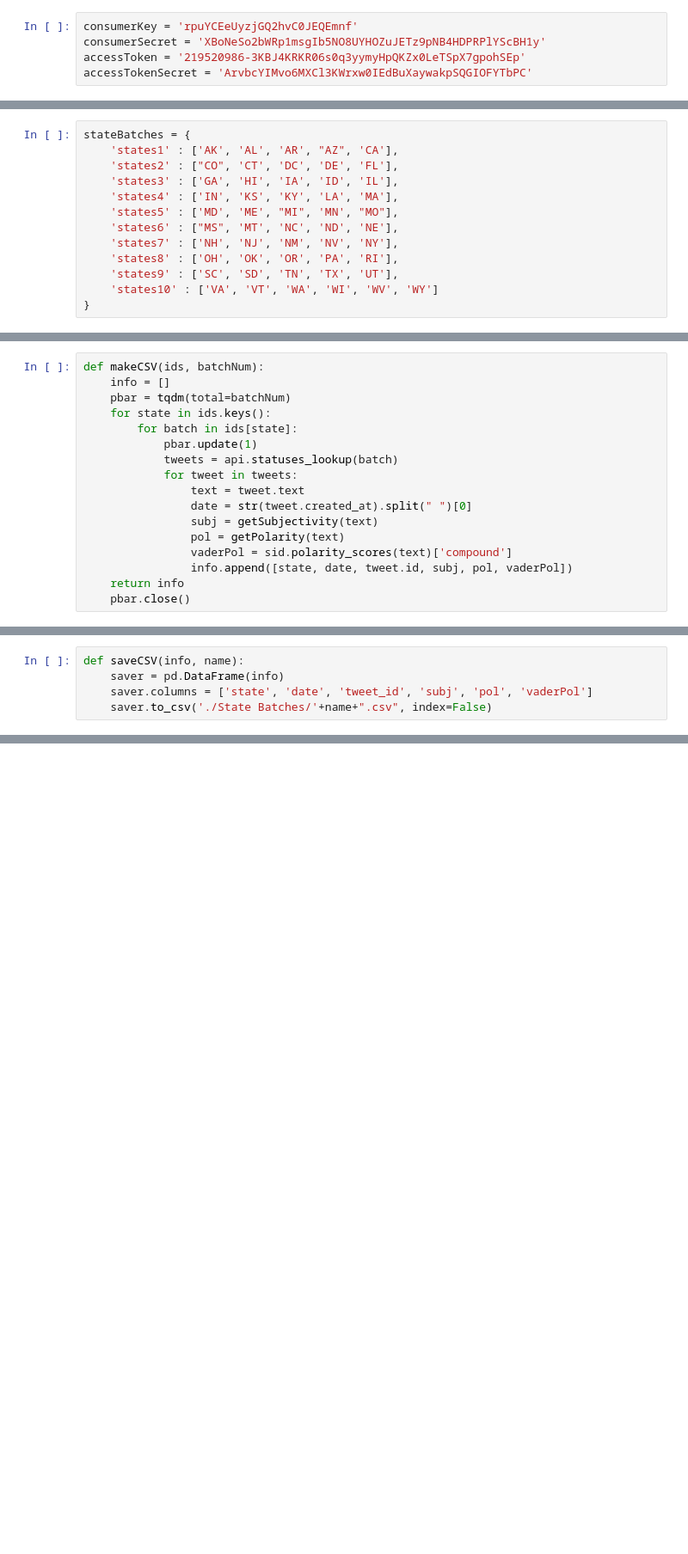
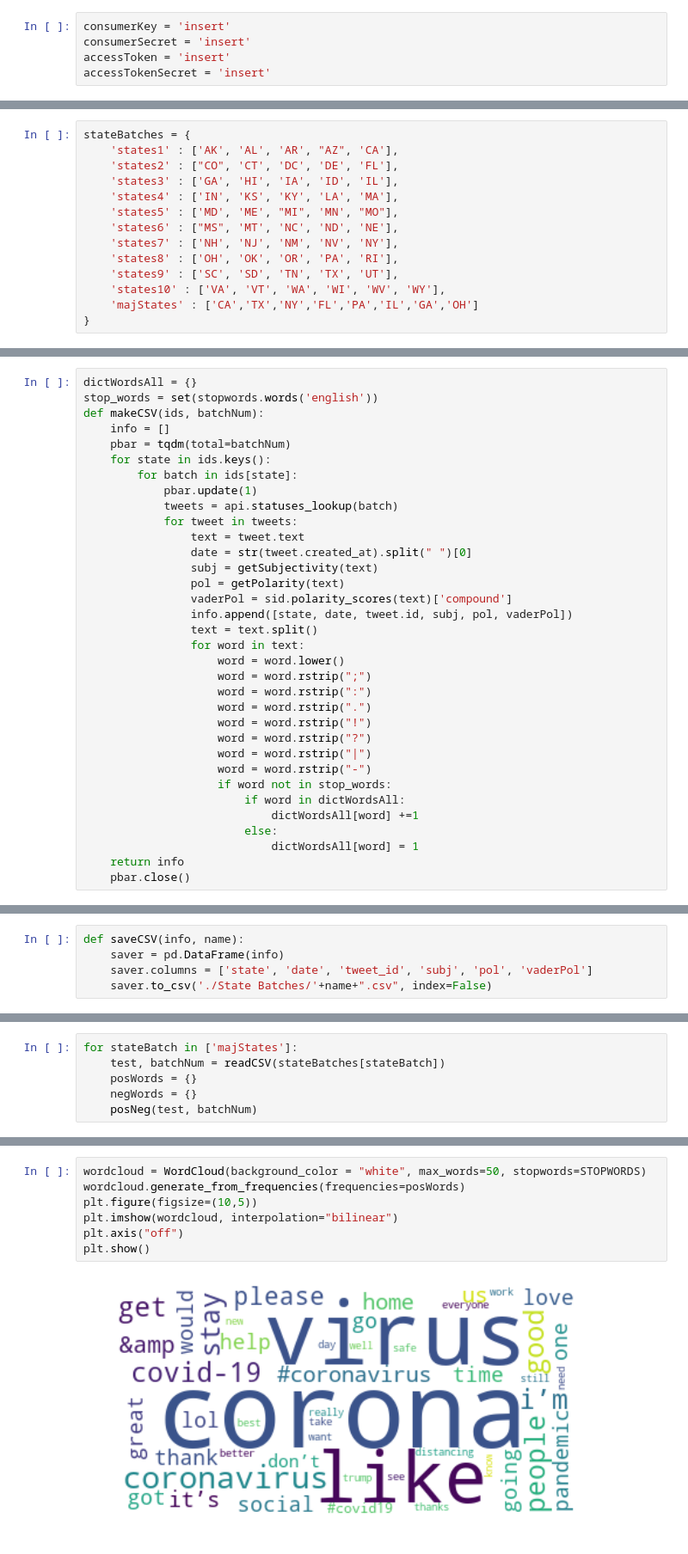
Before and after one commit to alvinzhu33/14.33, a Jupyter notebook: 14.33 Final Paper/Data/Data Processing/TwitterHydration.ipynb, the cells around one changed output, grey strips where cells are left out. Shown at 86% size. Cells and saved outputs as stored; diff of their text form; blank space fills up the shorter version.

```diff
--- a/14.33 Final Paper/Data/Data Processing/TwitterHydration.ipynb
+++ b/14.33 Final Paper/Data/Data Processing/TwitterHydration.ipynb
@@ -19,9 +25,9 @@ nltk.download('vader_lexicon')
 True
 # %%
-consumerKey = 'rpuYCEeUyzjGQ2hvC0JEQEmnf'
-consumerSecret = 'XBoNeSo2bWRp1msgIb5NO8UYHOZuJETz9pNB4HDPRPlYScBH1y'
-accessToken = '219520986-3KBJ4KRKR06s0q3yymyHpQKZx0LeTSpX7gpohSEp'
-accessTokenSecret = 'ArvbcYIMvo6MXCl3KWrxw0IEdBuXaywakpSQGIOFYTbPC'
+consumerKey = 'insert'
+consumerSecret = 'insert'
+accessToken = 'insert'
+accessTokenSecret = 'insert'
 # %%
 # Create the authentication object
 authenticate = tweepy.OAuthHandler(consumerKey, consumerSecret)
@@ -52,7 +58,8 @@ stateBatches = {
     'states7' : ['NH', 'NJ', 'NM', 'NV', 'NY'],
     'states8' : ['OH', 'OK', 'OR', 'PA', 'RI'],
     'states9' : ['SC', 'SD', 'TN', 'TX', 'UT'],
-    'states10' : ['VA', 'VT', 'WA', 'WI', 'WV', 'WY']
+    'states10' : ['VA', 'VT', 'WA', 'WI', 'WV', 'WY'],
+    'majStates' : ['CA','TX','NY','FL','PA','IL','GA','OH']
 }
 # %%
 def readCSV(states):
@@ -77,6 +84,8 @@ def readCSV(states):
         ids[state] = tweetIds
     return ids, batchNum
 # %%
+dictWordsAll = {}
+stop_words = set(stopwords.words('english'))
 def makeCSV(ids, batchNum):
     info = []
     pbar = tqdm(total=batchNum)
@@ -91,5 +100,20 @@ def makeCSV(ids, batchNum):
                 pol = getPolarity(text)
                 vaderPol = sid.polarity_scores(text)['compound']
                 info.append([state, date, tweet.id, subj, pol, vaderPol])
+                text = text.split()
+                for word in text:
+                    word = word.lower()
+                    word = word.rstrip(";")
+                    word = word.rstrip(":")
+                    word = word.rstrip(".")
+                    word = word.rstrip("!")
+                    word = word.rstrip("?")
+                    word = word.rstrip("|")
+                    word = word.rstrip("-")
+                    if word not in stop_words:
+                        if word in dictWordsAll:
+                            dictWordsAll[word] +=1
+                        else:
+                            dictWordsAll[word] = 1
     return info
     pbar.close()
@@ -116,0 +168,6 @@ for stateBatch in stateBatches.keys():
+# %%
+for stateBatch in ['majStates']:
+    test, batchNum = readCSV(stateBatches[stateBatch])
+    posWords = {}
+    negWords = {}
+    posNeg(test, batchNum)
@@ -116,0 +194,9 @@ for stateBatch in stateBatches.keys():
+# %%
+wordcloud = WordCloud(background_color = "white", max_words=50, stopwords=STOPWORDS)
+wordcloud.generate_from_frequencies(frequencies=posWords)
+plt.figure(figsize=(10,5))
+plt.imshow(wordcloud, interpolation="bilinear")
+plt.axis("off")
+plt.show()
+# %% [output]
+[figure, added]
```
Also changed, not shown: parts of 8 cells of this notebook, 11 other files.
